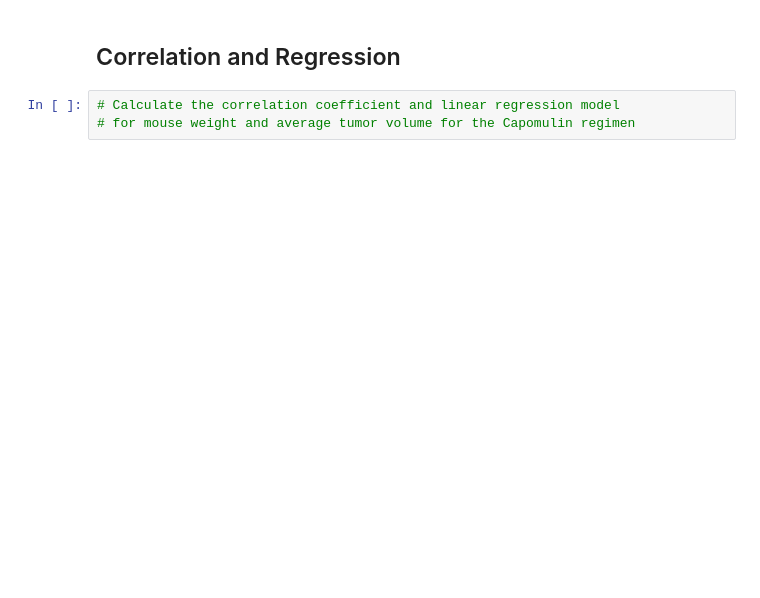
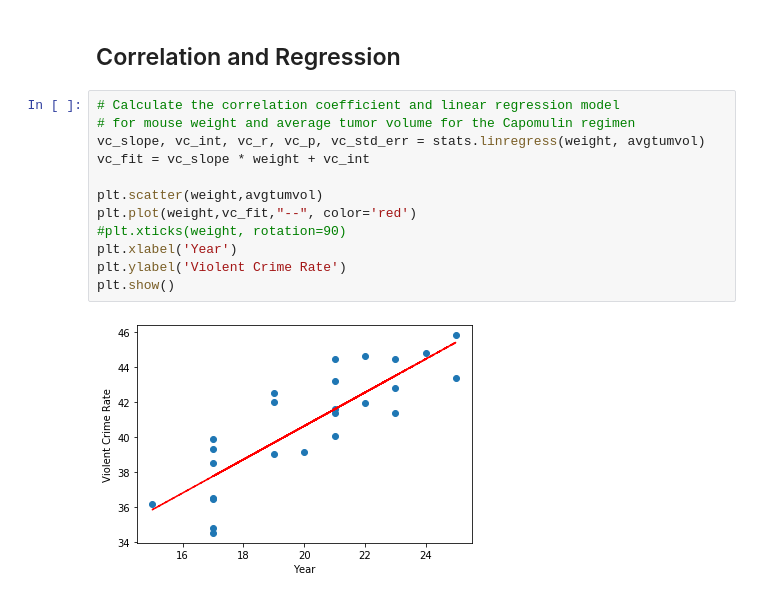
Before and after one commit to alfonsocamero/python-matplotlib-challenge, a Jupyter notebook: Pymaceuticals/pymaceuticals.ipynb, the cells around one changed output. Saved outputs shown, nothing was run; the diff lists cells and outputs as text; blank space fills up the shorter version.

```diff
--- a/Pymaceuticals/pymaceuticals.ipynb
+++ b/Pymaceuticals/pymaceuticals.ipynb
@@ -532,3 +537,14 @@ plt.show()
 # %%
 # Calculate the correlation coefficient and linear regression model
 # for mouse weight and average tumor volume for the Capomulin regimen
+vc_slope, vc_int, vc_r, vc_p, vc_std_err = stats.linregress(weight, avgtumvol)
+vc_fit = vc_slope * weight + vc_int
+
+plt.scatter(weight,avgtumvol)
+plt.plot(weight,vc_fit,"--", color='red')
+#plt.xticks(weight, rotation=90)
+plt.xlabel('Year')
+plt.ylabel('Violent Crime Rate')
+plt.show()
+# %% [output]
+[figure, added]
```
Also changed, not shown: parts of 7 cells of this notebook.
